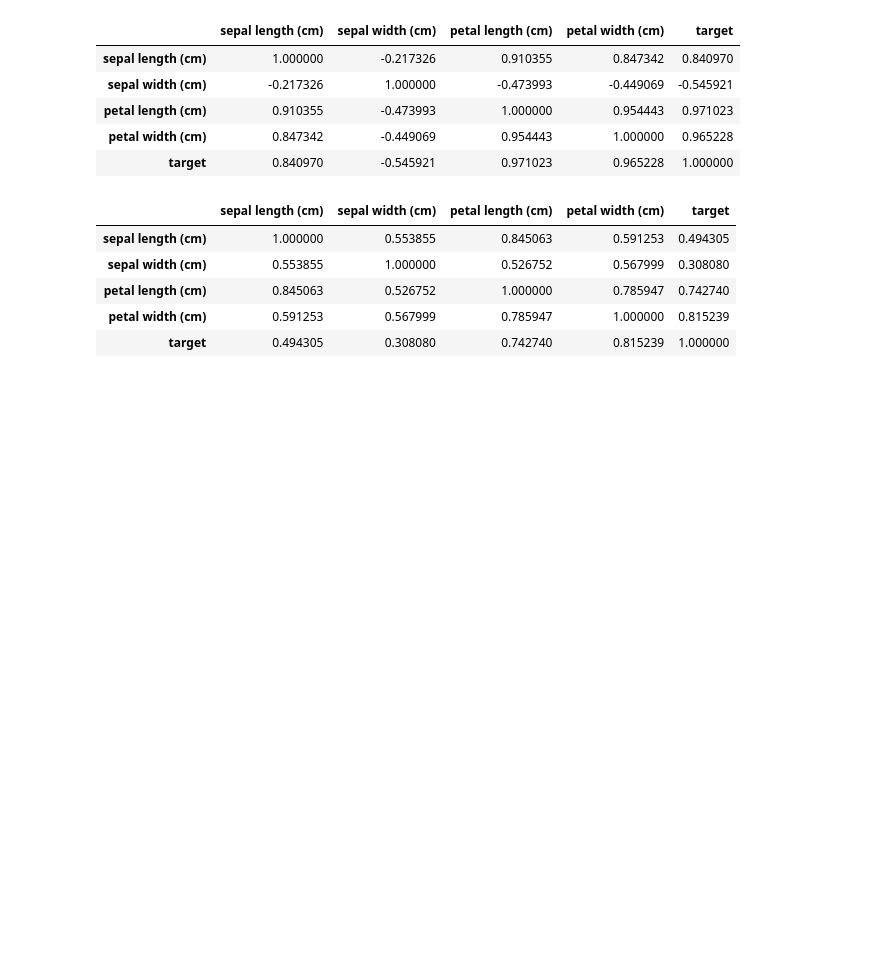
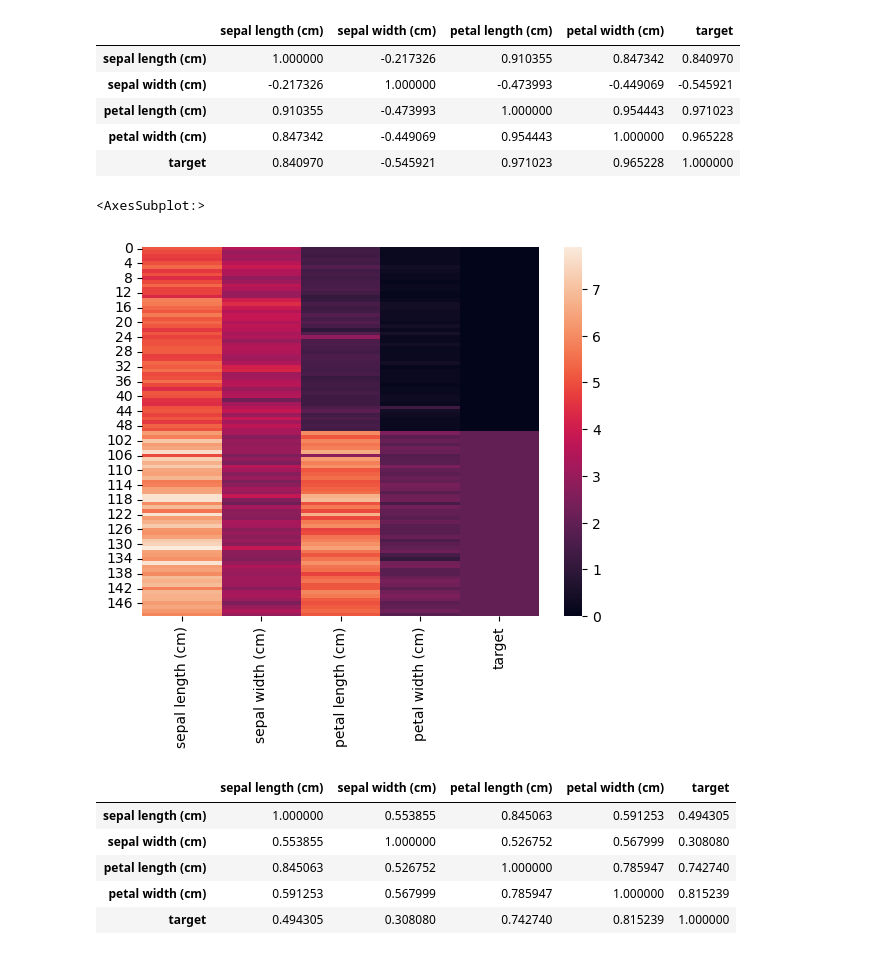
Before and after one commit to siddhanth78/ML, a Jupyter notebook: MLHW2.ipynb, the cells around one changed output. Saved outputs shown, nothing was run; the diff lists cells and outputs as text; code cells hidden in the pictures; blank space fills up the shorter version.

```diff
--- a/MLHW2.ipynb
+++ b/MLHW2.ipynb
@@ -80,6 +166,13 @@ corr_matrix
 | petal length (cm) | 0.910355 | -0.473993 | 1.000000 | 0.954443 | 0.971023 |
 | petal width (cm) | 0.847342 | -0.449069 | 0.954443 | 1.000000 | 0.965228 |
 | target | 0.840970 | -0.545921 | 0.971023 | 0.965228 | 1.000000 |
+# %%
+import seaborn as sb
+
+sb.heatmap(iris02_df)
+# %% [output]
+<AxesSubplot:>
+[figure, added]
 # %%
 corr_matrix_12 = iris12_df.corr()
 corr_matrix_12
```
Also changed, not shown: parts of 20 cells of this notebook, 2 other files.
